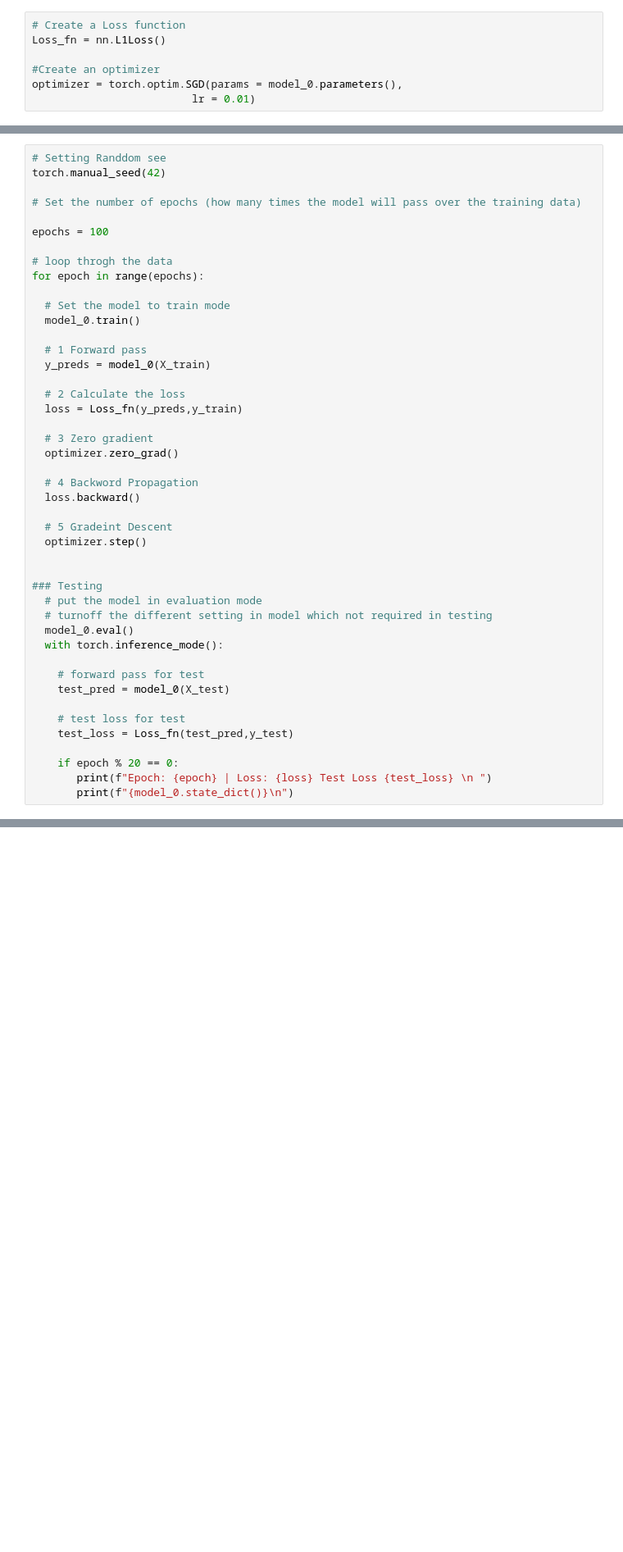
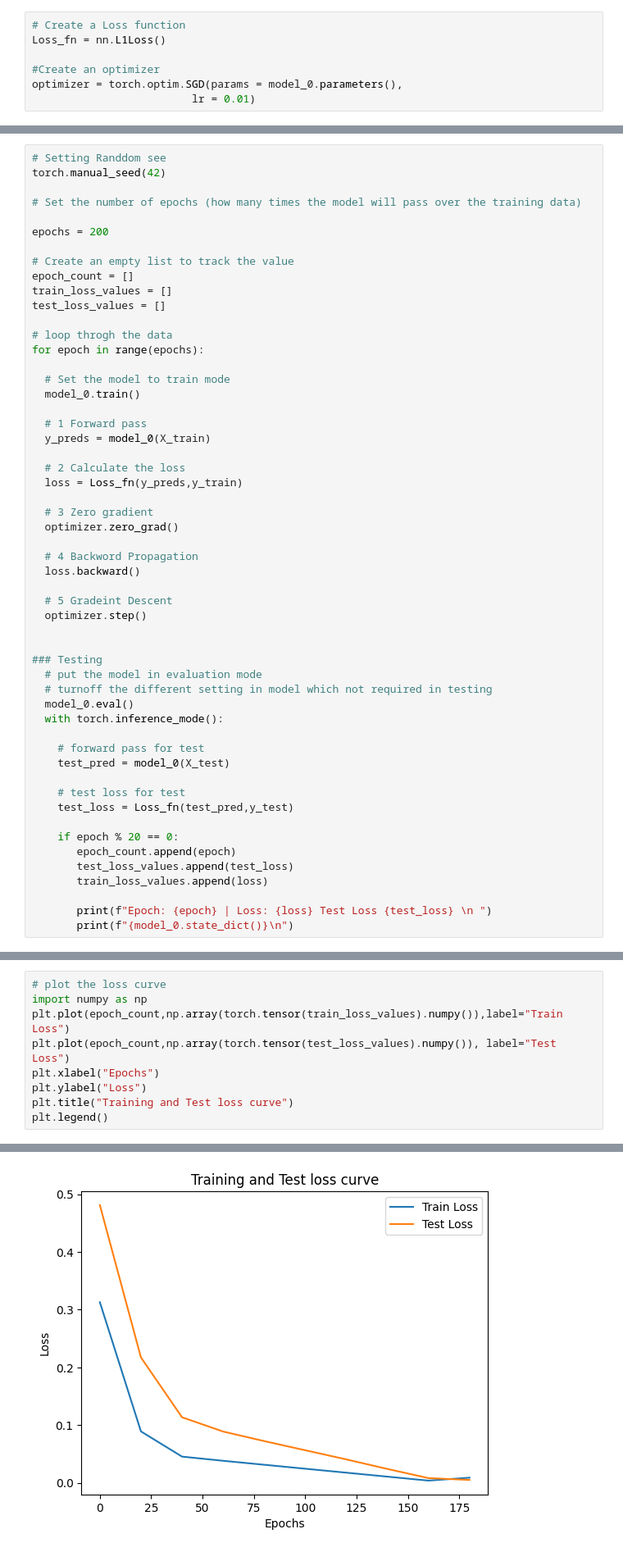
Before and after one commit to pksheaad/pytorch, a Jupyter notebook: 01_Pytorch_Workflow_Fundamental.ipynb, the cells around one changed output, grey strips where cells are left out. Shown at 82% size. Drawn from its saved outputs; the diff is of its cells as text; blank space fills up the shorter version.

```diff
--- a/01_Pytorch_Workflow_Fundamental.ipynb
+++ b/01_Pytorch_Workflow_Fundamental.ipynb
@@ -242,7 +242,12 @@ torch.manual_seed(42)
 
 # Set the number of epochs (how many times the model will pass over the training data)
 
-epochs = 100
+epochs = 200
+
+# Create an empty list to track the value
+epoch_count = []
+train_loss_values = []
+test_loss_values = []
 
 # loop throgh the data
 for epoch in range(epochs):
@@ -279,6 +284,10 @@ for epoch in range(epochs):
     test_loss = Loss_fn(test_pred,y_test)
 
     if epoch % 20 == 0:
+       epoch_count.append(epoch)
+       test_loss_values.append(test_loss)
+       train_loss_values.append(loss)
+
        print(f"Epoch: {epoch} | Loss: {loss} Test Loss {test_loss} \n ")
        print(f"{model_0.state_dict()}\n")
 # %% [output]
@@ -326,0 +334,10 @@ plot_prediction(predictions=y_preds_new)
+# %%
+# plot the loss curve
+import numpy as np
+plt.plot(epoch_count,np.array(torch.tensor(train_loss_values).numpy()),label="Train Loss")
+plt.plot(epoch_count,np.array(torch.tensor(test_loss_values).numpy()), label="Test Loss")
+plt.xlabel("Epochs")
+plt.ylabel("Loss")
+plt.title("Training and Test loss curve")
+plt.legend()
+# %% [output]
@@ -326,0 +347 @@ plot_prediction(predictions=y_preds_new)
+[figure, added]
```
Also changed, not shown: parts of 6 cells of this notebook.
